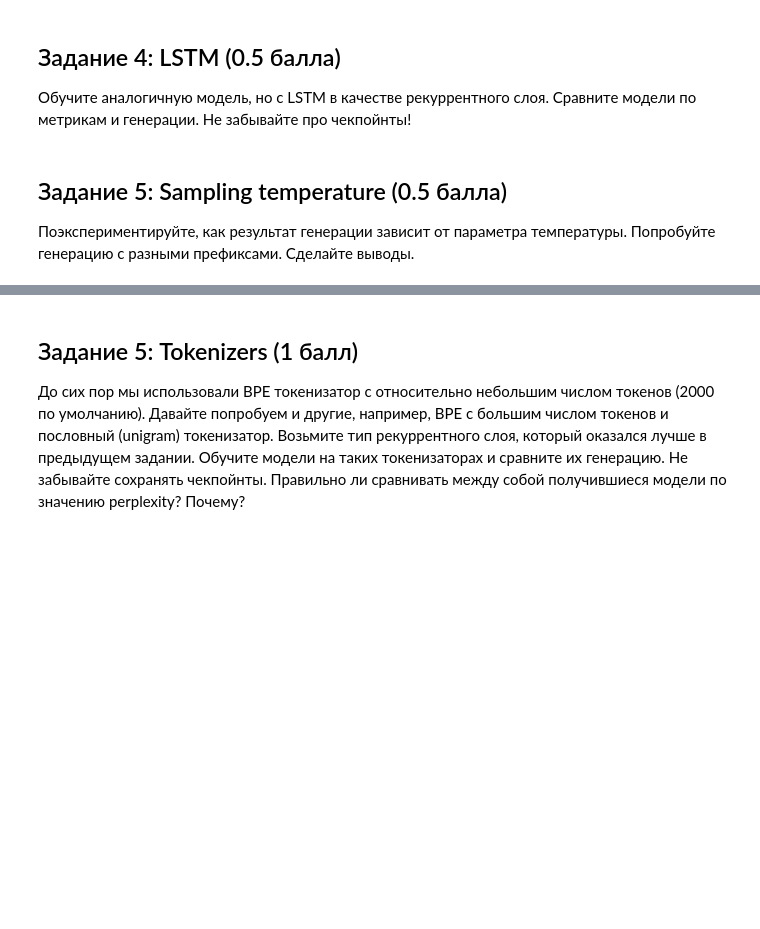
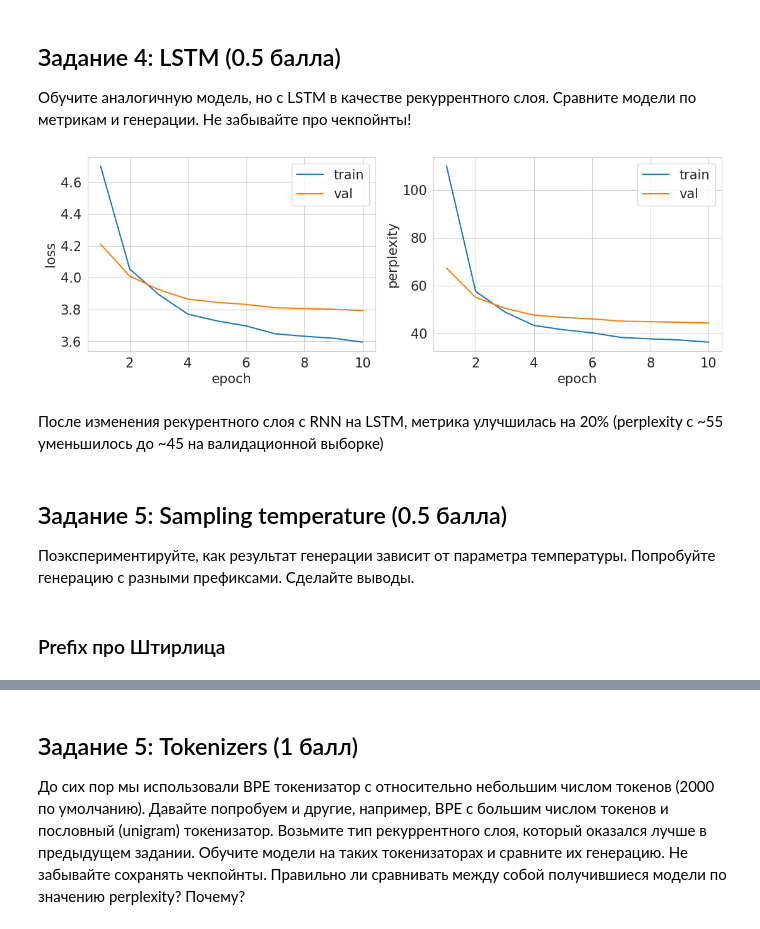
Before and after one commit to MaxAndreyko/dl-hw3, a Jupyter notebook: shw-03-rnn.ipynb, the cells around one changed output, grey strips where cells are left out. Saved outputs shown, nothing was run; the diff lists cells and outputs as text; code cells hidden in the pictures; blank space fills up the shorter version.

```diff
--- a/shw-03-rnn.ipynb
+++ b/shw-03-rnn.ipynb
@@ -133,7 +136,36 @@ Generation examples:
 
 Обучите аналогичную модель, но с LSTM в качестве рекуррентного слоя. Сравните модели по метрикам и генерации. Не забывайте про чекпойнты!
 # %%
-# YOUR CODE HERE (⊃｡•́‿•̀｡)⊃━✿✿✿✿✿✿
+import torch.optim as optim
+from torch.utils.data import DataLoader
+from torch import nn
+from src.train import train
+from src.model import LanguageModel
+
+model = LanguageModel(train_set, rnn_type=nn.LSTM)
+
+learning_rate = 0.001
+batch_size = 32
+num_epochs = 10
+
+optimizer = optim.Adam(model.parameters(), lr=learning_rate)
+scheduler = optim.lr_scheduler.StepLR(optimizer, step_size=3, gamma=0.5)
+
+train_loader = DataLoader(train_set, batch_size=batch_size, shuffle=True)
+val_loader = DataLoader(valid_set, batch_size=batch_size)
+
+train(model,
+      optimizer,
+      scheduler,
+      train_loader,
+      val_loader,
+      num_epochs=num_epochs,
+      device=DEVICE)
+torch.save(model, "./model_lstm.pt")
+# %% [output]
+[figure, added]
+# %% [markdown]
+После изменения рекурентного слоя с RNN на LSTM, метрика улучшилась на 20% (perplexity с ~55 уменьшилось до ~45 на валидационной выборке)
 # %% [markdown]
 ## Задание 5: Sampling temperature (0.5 балла)
 
@@ -142,0 +176,2 @@ Generation examples:
+# %% [markdown]
+### Prefix про Штирлица
```
Also changed, not shown: parts of 24 cells of this notebook.
